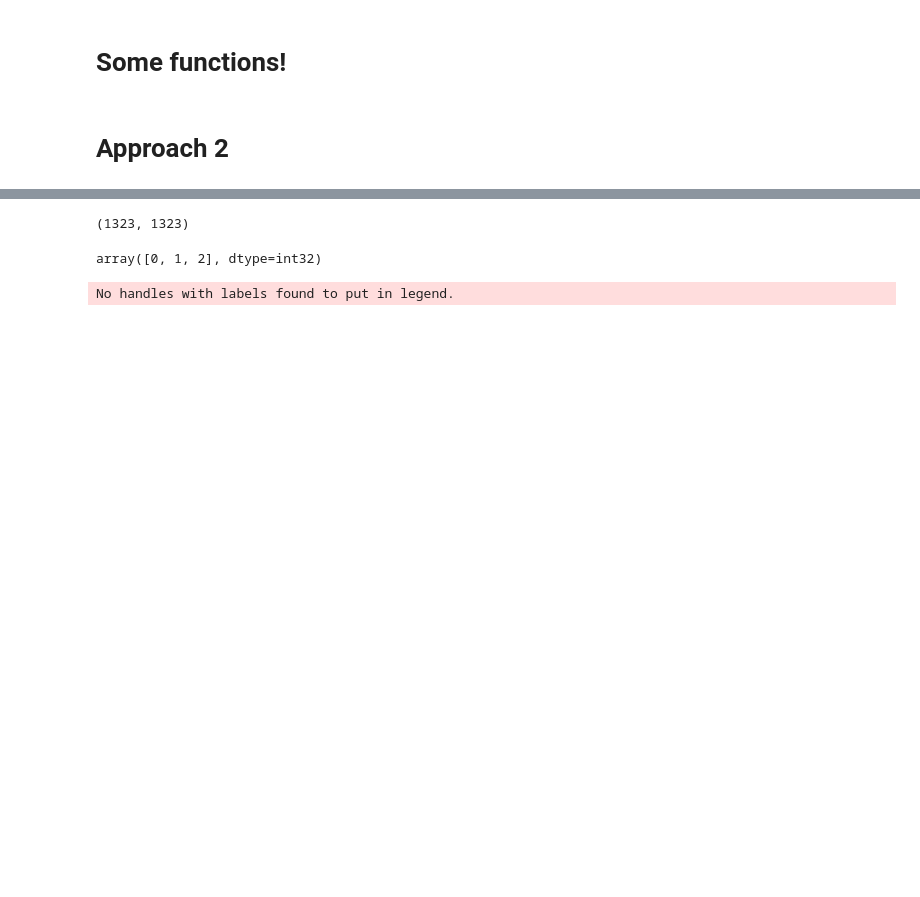
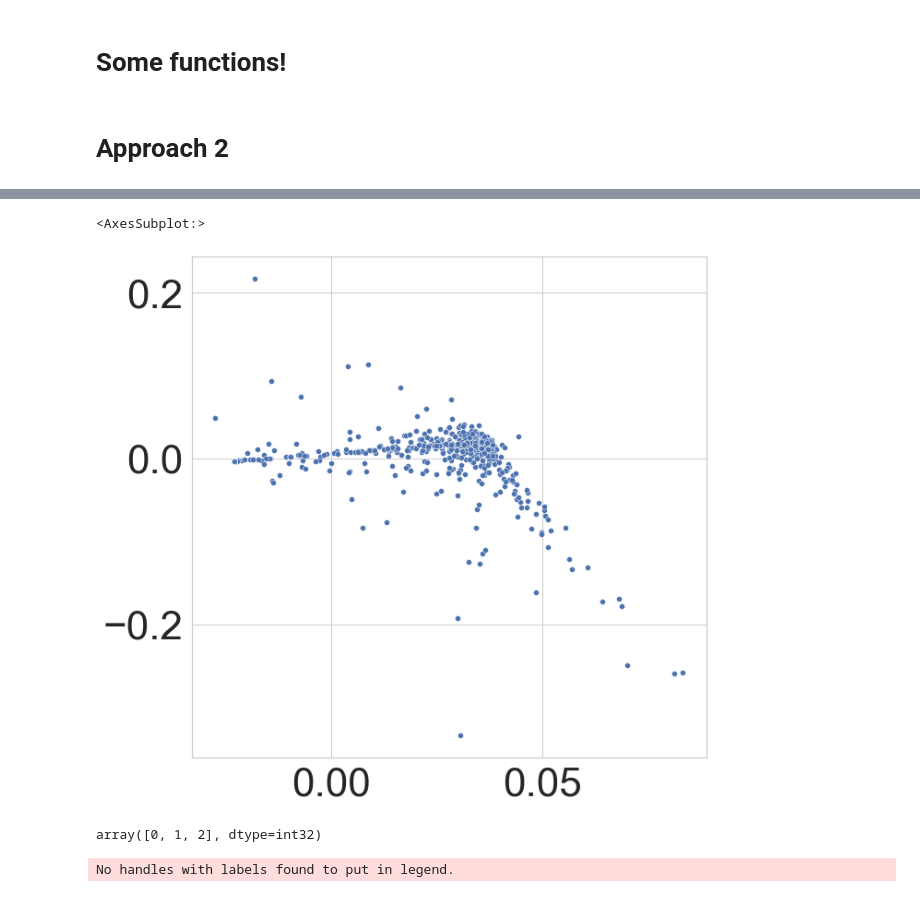
Before and after one commit to Hockey86/iic_causal_inference, a Jupyter notebook: aim2/policy.ipynb, the cells around one changed output, grey strips where cells are left out. Drawn from its saved outputs; the diff is of its cells as text; code cells hidden in the pictures; blank space fills up the shorter version.

```diff
--- a/aim2/policy.ipynb
+++ b/aim2/policy.ipynb
@@ -195,7 +195,16 @@ plt.plot(s)
 # %%
-u.shape
+from sklearn.cluster import *
+U2 = u[:,:2]
+c = KMeans(n_clusters=3).fit(X=U2)
+clus = prop_policy.copy(deep=True)
+clus.index = iic_burden['sids']
+clus['c']=c.labels_
+
+plt.figure(figsize=(10,10))
+sns.scatterplot(u[:,0],u[:,1])#,hue=clus['c'],palette='tab10')
 # %% [output]
-(1323, 1323)
+<AxesSubplot:>
+[figure, added]
 # %%
 from sklearn.cluster import *
 
```
Also changed, not shown: parts of 2 cells of this notebook.
